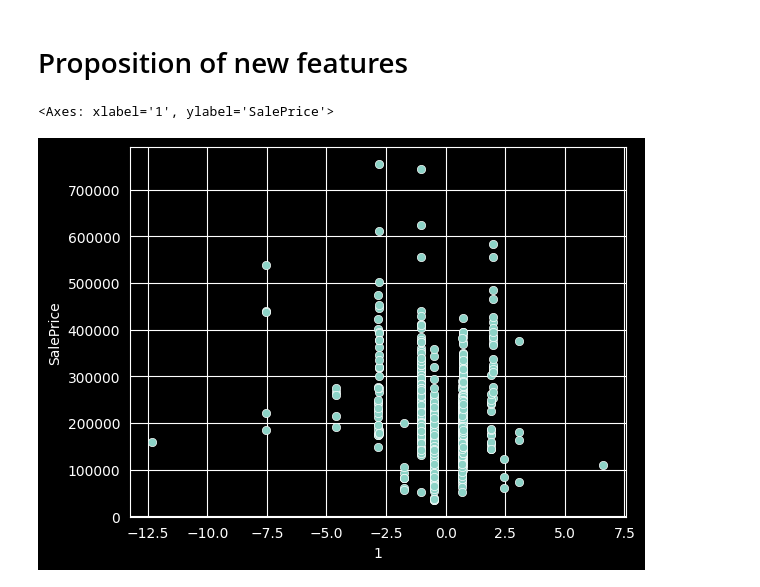
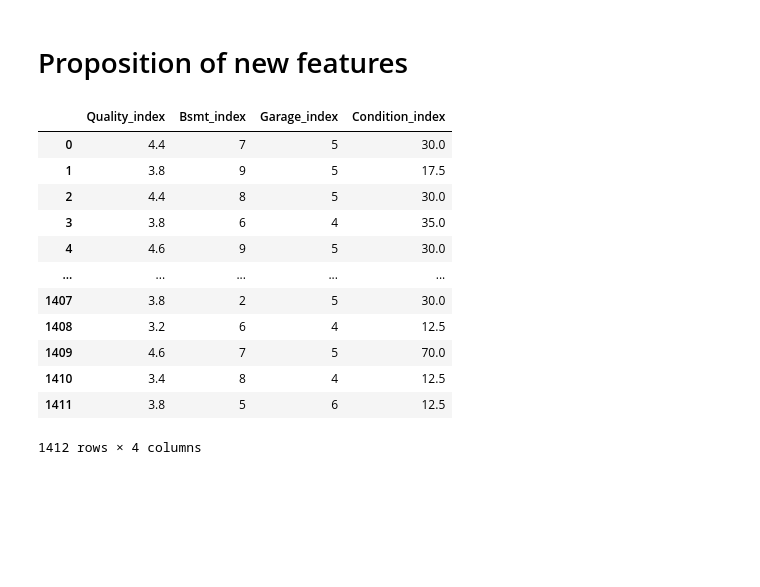
Before and after one commit to xXKeNdAmAmAsTeRXx/House_Prices_project, a Jupyter notebook: 3.2_EDA_ordinal.ipynb, the cells around one changed output. Cells and saved outputs as stored; diff of their text form; code cells hidden in the pictures; blank space fills up the shorter version.

```diff
--- a/3.2_EDA_ordinal.ipynb
+++ b/3.2_EDA_ordinal.ipynb
@@ -175,9 +177,37 @@ plt.show()
 # %% [markdown]
 # Proposition of new features
 # %%
-engined_x = pd.DataFrame()
+def norm(x):
+    norm_x = (x - min(x))/(max(x) - min(x))
+    return norm_x
 
-e
+final_x = pd.DataFrame()
+# Quality
+quality_index_col = ['ExterQual', 'OverallQual.1', 'KitchenQual', 'GarageFinish', 'HeatingQC']
+final_x['Quality_index'] = uncor_x[quality_index_col].mean(axis=1)
+
+# Basement
+final_x['Bsmt_index'] = uncor_x['BsmtExposure'] + uncor_x['BsmtFinType1']
+
+# Garage
+final_x['Garage_index'] = uncor_x['GarageQual'] + uncor_x['GarageFinish']
+
+# Condition
+final_x['Condition_index'] = norm(uncor_x['OverallCond']) * uncor_x['MSSubClass']
+
+
+final_x
 # %% [output]
+|  | Quality_index | Bsmt_index | Garage_index | Condition_index |
+| 0 | 4.4 | 7 | 5 | 30.0 |
+| 1 | 3.8 | 9 | 5 | 17.5 |
+| 2 | 4.4 | 8 | 5 | 30.0 |
+| 3 | 3.8 | 6 | 4 | 35.0 |
+| 4 | 4.6 | 9 | 5 | 30.0 |
+| ... | ... | ... | ... | ... |
+| 1407 | 3.8 | 2 | 5 | 30.0 |
+| 1408 | 3.2 | 6 | 4 | 12.5 |
+| 1409 | 4.6 | 7 | 5 | 70.0 |
+| 1410 | 3.4 | 8 | 4 | 12.5 |
+| 1411 | 3.8 | 5 | 6 | 12.5 |
-<Axes: xlabel='1', ylabel='SalePrice'>
+1412 rows × 4 columns
-[figure, removed]
```
Also changed, not shown: parts of 1 cell of this notebook.
